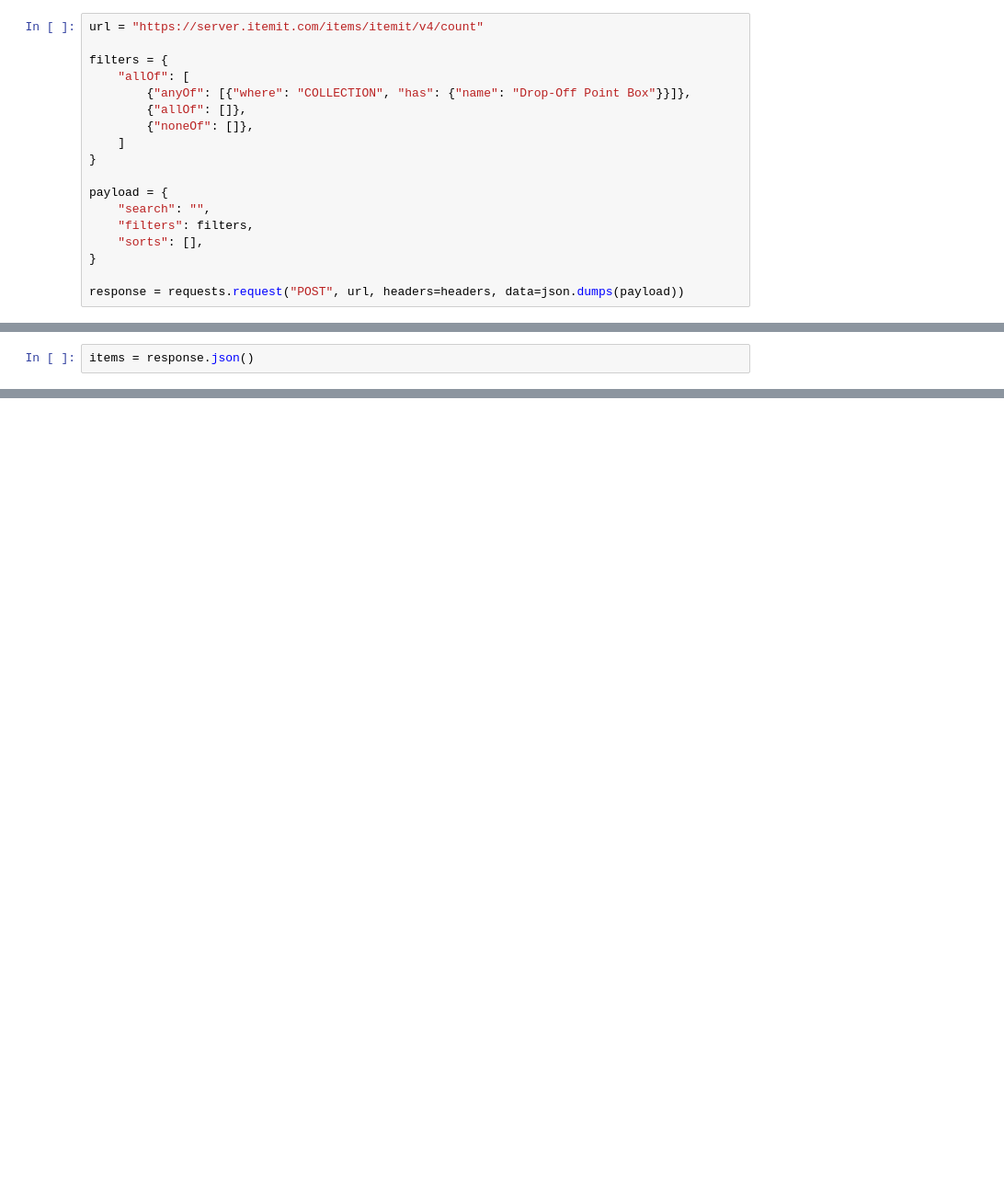
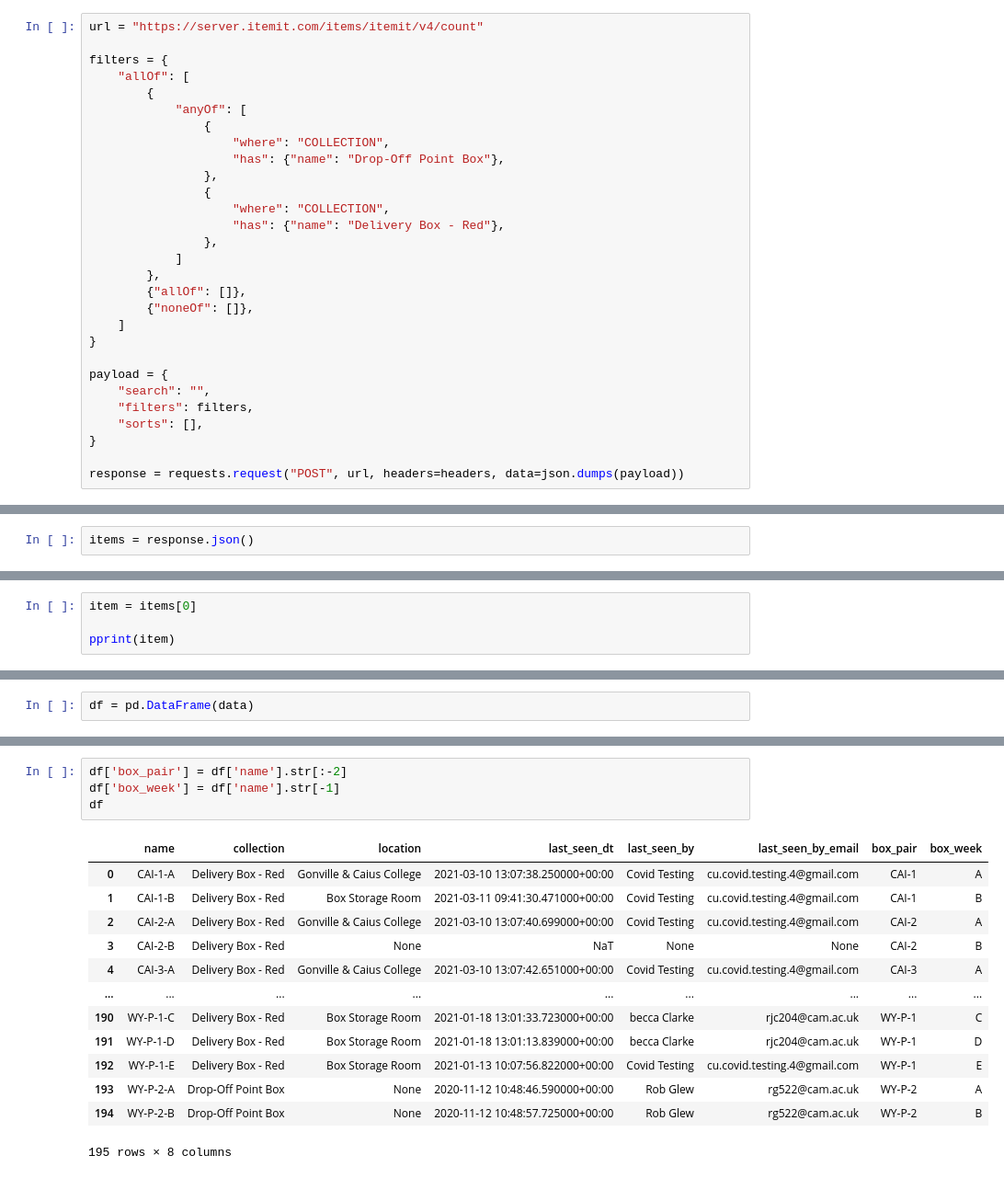
Before and after one commit to oliverlambson/location_monitoring, a Jupyter notebook: 01_exploration.ipynb, the cells around one changed output, grey strips where cells are left out. Shown at 92% size. Cells and saved outputs as stored; diff of their text form; blank space fills up the shorter version.

```diff
--- a/01_exploration.ipynb
+++ b/01_exploration.ipynb
@@ -27,7 +28,18 @@ url = "https://server.itemit.com/items/itemit/v4/count"
 
 filters = {
     "allOf": [
-        {"anyOf": [{"where": "COLLECTION", "has": {"name": "Drop-Off Point Box"}}]},
+        {
+            "anyOf": [
+                {
+                    "where": "COLLECTION",
+                    "has": {"name": "Drop-Off Point Box"},
+                },
+                {
+                    "where": "COLLECTION",
+                    "has": {"name": "Delivery Box - Red"},
+                },
+            ]
+        },
         {"allOf": []},
         {"noneOf": []},
     ]
@@ -73,0 +100,4 @@ for i, item in enumerate(items):
+# %%
+item = items[0]
+
+pprint(item)
@@ -73,0 +207,2 @@ for i, item in enumerate(items):
+# %%
+df = pd.DataFrame(data)
@@ -73,0 +227,18 @@ for i, item in enumerate(items):
+# %%
+df['box_pair'] = df['name'].str[:-2]
+df['box_week'] = df['name'].str[-1]
+df
+# %% [output]
+|  | name | collection | location | last_seen_dt | last_seen_by | last_seen_by_email | box_pair | box_week |
+| 0 | CAI-1-A | Delivery Box - Red | Gonville & Caius College | 2021-03-10 13:07:38.250000+00:00 | Covid Testing | cu.covid.testing.4@gmail.com | CAI-1 | A |
+| 1 | CAI-1-B | Delivery Box - Red | Box Storage Room | 2021-03-11 09:41:30.471000+00:00 | Covid Testing | cu.covid.testing.4@gmail.com | CAI-1 | B |
+| 2 | CAI-2-A | Delivery Box - Red | Gonville & Caius College | 2021-03-10 13:07:40.699000+00:00 | Covid Testing | cu.covid.testing.4@gmail.com | CAI-2 | A |
+| 3 | CAI-2-B | Delivery Box - Red | None | NaT | None | None | CAI-2 | B |
+| 4 | CAI-3-A | Delivery Box - Red | Gonville & Caius College | 2021-03-10 13:07:42.651000+00:00 | Covid Testing | cu.covid.testing.4@gmail.com | CAI-3 | A |
+| ... | ... | ... | ... | ... | ... | ... | ... | ... |
+| 190 | WY-P-1-C | Delivery Box - Red | Box Storage Room | 2021-01-18 13:01:33.723000+00:00 | becca Clarke | rjc204@cam.ac.uk | WY-P-1 | C |
+| 191 | WY-P-1-D | Delivery Box - Red | Box Storage Room | 2021-01-18 13:01:13.839000+00:00 | becca Clarke | rjc204@cam.ac.uk | WY-P-1 | D |
+| 192 | WY-P-1-E | Delivery Box - Red | Box Storage Room | 2021-01-13 10:07:56.822000+00:00 | Covid Testing | cu.covid.testing.4@gmail.com | WY-P-1 | E |
+| 193 | WY-P-2-A | Drop-Off Point Box | None | 2020-11-12 10:48:46.590000+00:00 | Rob Glew | rg522@cam.ac.uk | WY-P-2 | A |
+| 194 | WY-P-2-B | Drop-Off Point Box | None | 2020-11-12 10:48:57.725000+00:00 | Rob Glew | rg522@cam.ac.uk | WY-P-2 | B |
+195 rows × 8 columns
```
Also changed, not shown: parts of 9 cells of this notebook, 2 other files.
